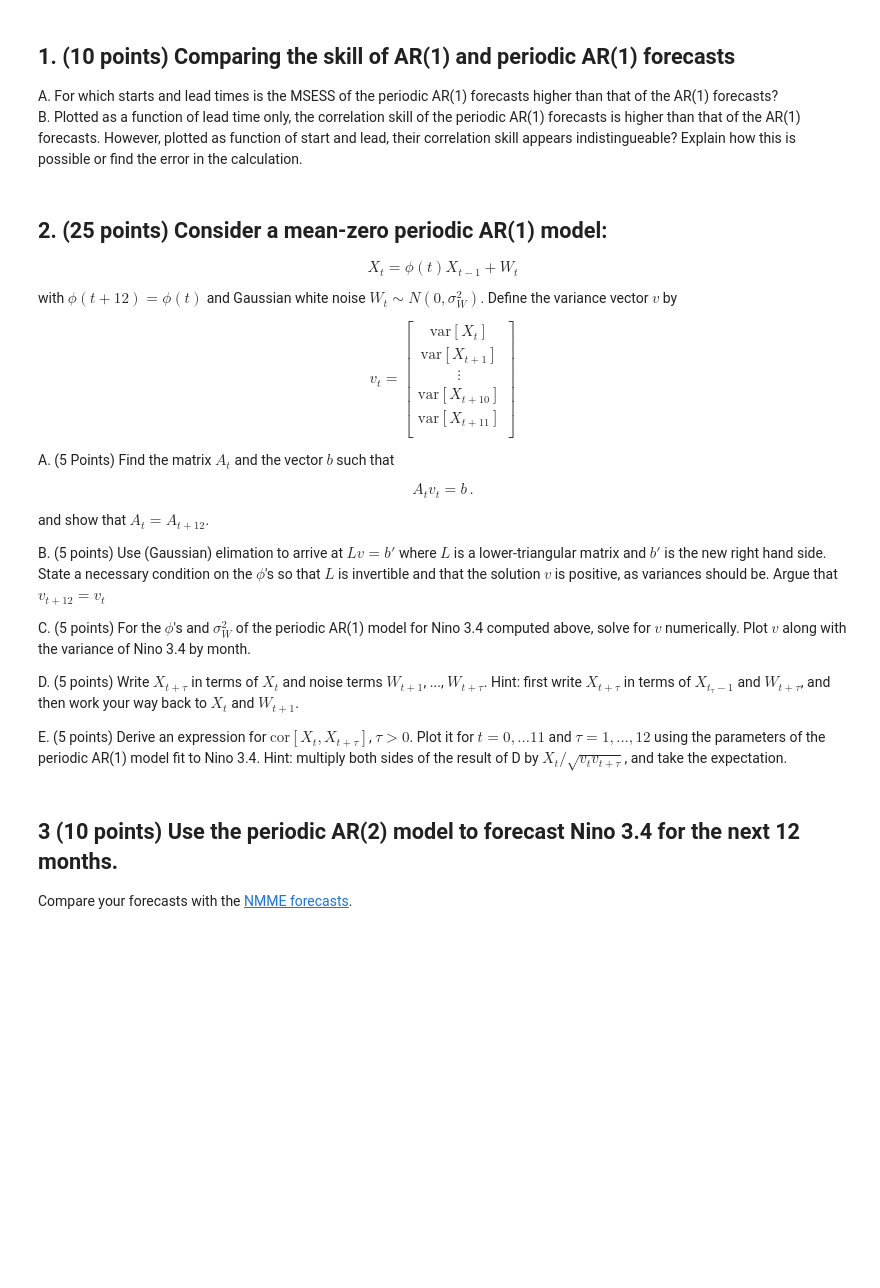
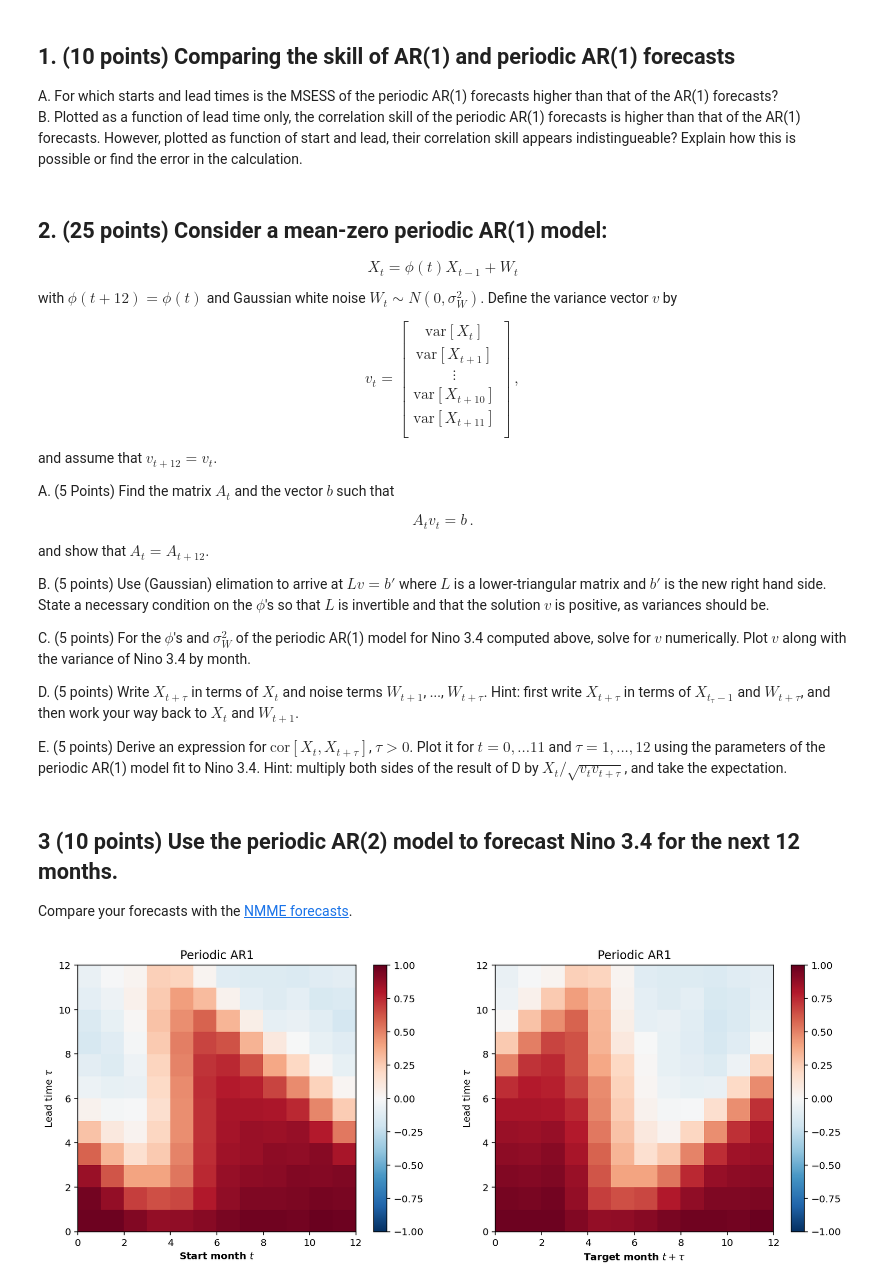
Before and after one commit to mktippett/ENSO-math, a Jupyter notebook: DataLab-08.ipynb, the cells around one changed output. Saved outputs shown, nothing was run; the diff lists cells and outputs as text; code cells hidden in the pictures; blank space fills up the shorter version.

```diff
--- a/DataLab-08.ipynb
+++ b/DataLab-08.ipynb
@@ -596,7 +597,8 @@ $$ v_t =
 \text{var} [ X_{t+10} ] \\
 \text{var} [ X_{t+11} ] \\
 \end{bmatrix}
-$$
+\,,$$
+and assume that $v_{t + 12} = v_t$.
 
 A. (5 Points) Find the matrix $A_t$ and the vector $b$ such that
 
@@ -604,7 +606,7 @@ $$ A_t v_t = b \,.$$
 
 and show that $A_t = A_{t+12}$.
 
-B. (5 points) Use (Gaussian) elimation to arrive at $Lv = b'$ where $L$ is a lower-triangular matrix and $b'$ is the new right hand side. State a necessary condition on the $\phi$'s so that $L$ is invertible and that the solution $v$ is positive, as variances should be. Argue that $v_{t + 12} = v_t$
+B. (5 points) Use (Gaussian) elimation to arrive at $Lv = b'$ where $L$ is a lower-triangular matrix and $b'$ is the new right hand side. State a necessary condition on the $\phi$'s so that $L$ is invertible and that the solution $v$ is positive, as variances should be.
 
 C. (5 points) For the $\phi$'s and $\sigma_W^2$ of the periodic AR(1) model for Nino 3.4 computed above, solve for $v$ numerically. Plot $v$ along with the variance of Nino 3.4 by month.
 
@@ -615,3 +617,26 @@ E. (5 points) Derive an expression for $\text{cor} [X_t, X_{t+\tau}]$, $\tau > 0
 ## 3 (10 points) Use the periodic AR(2) model to forecast Nino 3.4 for the next 12 months.
 
 Compare your forecasts with the [NMME forecasts](https://www.cpc.ncep.noaa.gov/products/NMME/current/plume.html).
+# %%
+AC12_target = np.empty_like(AC12)
+for ii in range(0, 12):
+    AC12_target[ii, :] = np.roll(AC12[ii, :], ii + 1)
+
+fig, axs = plt.subplots(1, 2, figsize = (14, 5))
+
+ax = axs[0]
+g = ax.pcolormesh(AC12, vmin = -1, vmax = 1, cmap = 'RdBu_r');
+ax.set_xlabel('Start month $t$', weight = 'bold')
+ax.set_ylabel(r'Lead time $\tau$')
+ax.set_title('Periodic AR1')
+plt.colorbar(g, ax = ax)
+
+ax = axs[1]
+g = ax.pcolormesh(AC12_target, vmin = -1, vmax = 1, cmap = 'RdBu_r');
+ax.set_xlabel(r'Target month $t + \tau$', weight='bold')
+ax.set_ylabel(r'Lead time $\tau$')
+ax.set_title('Periodic AR1')
+plt.colorbar(g, ax = ax);
+fig.set_facecolor("white")
+# %% [output]
+[figure, added]
```
Also changed, not shown: parts of 2 cells of this notebook.
